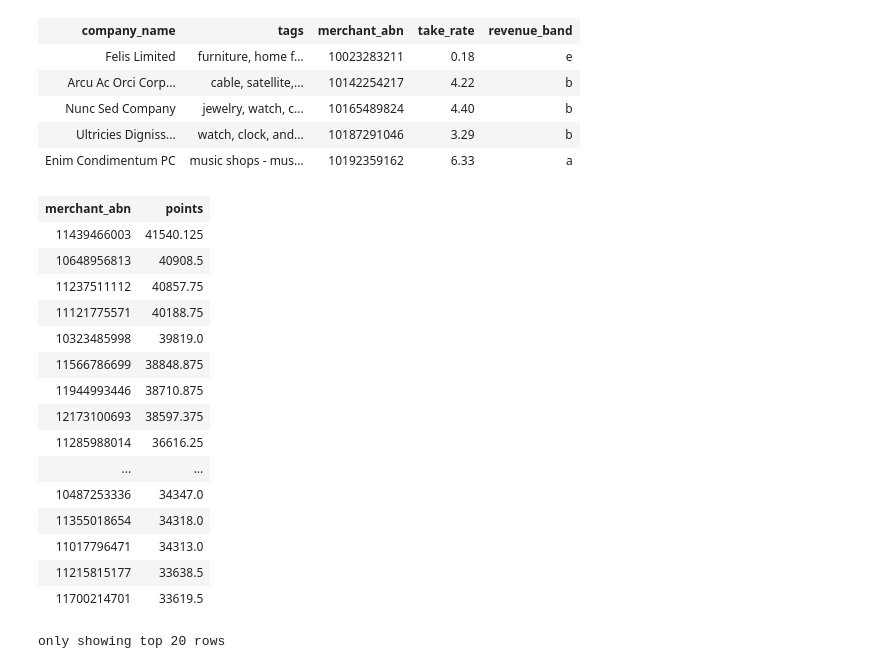
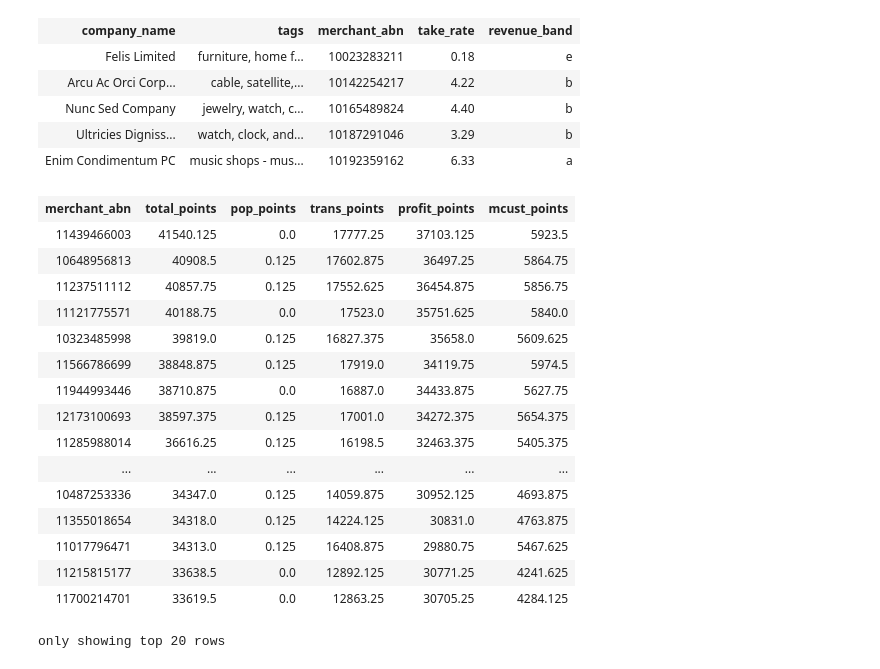
Before and after one commit to MAST30034-Applied-Data-Science/generic-buy-now-pay-later-project-group-35, a Jupyter notebook: notebooks/5-ranking_system.ipynb, the cells around one changed output. Saved outputs shown, nothing was run; the diff lists cells and outputs as text; code cells hidden in the pictures.

```diff
--- a/notebooks/5-ranking_system.ipynb
+++ b/notebooks/5-ranking_system.ipynb
@@ -198,0 +168,4 @@ merchants_pd
+# %%
+merch_points_pd["total_points"] = merch_points_pd["total_points"] + merch_pop_mod_df["points"]
+merch_points_pd['pop_points'] = merch_points_pd['pop_points'] + merch_pop_mod_df["points"]
+merch_points_pd
@@ -252,7 +239,7 @@ ordered_ft_pd
 # %% [markdown]
 Note for below that `groupby` preserves ordering within each group
 # %%
-merch_abns = list(merchants_pd["merchant_abn"])
+merch_abns = list(merch_points_pd["merchant_abn"])
 
 MONTHS = 12
 for i in range(1, MONTHS+1):
@@ -272,4 +259,5 @@ for i in range(1, MONTHS+1):
 
         new_points.append(points)
 
-    merchants_pd["points"] = merchants_pd["points"] + new_points
+    merch_points_pd["total_points"] = merch_points_pd["total_points"] + new_points
+    merch_points_pd["trans_points"] = merch_points_pd["trans_points"] + new_points
@@ -358,4 +346,5 @@ for i in range(1, MONTHS+1):
 
         new_points.append(points)
 
-    merchants_pd["points"] = merchants_pd["points"] + new_points
+    merch_points_pd["total_points"] = merch_points_pd["total_points"] + new_points
+    merch_points_pd["profit_points"] = merch_points_pd["total_points"] + new_points
@@ -443,4 +432,5 @@ for i in range(1, MONTHS+1):
 
         new_points.append(points)
 
-    merchants_pd["points"] = merchants_pd["points"] + new_points
+    merch_points_pd["total_points"] = merch_points_pd["total_points"] + new_points
+    merch_points_pd["mcust_points"] = merch_points_pd["mcust_points"] + new_points
@@ -477,23 +467,23 @@ merchants_sdf.limit(5)
 | Ultricies Digniss... | watch, clock, and... | 10187291046 | 3.29 | b |
 | Enim Condimentum PC | music shops - mus... | 10192359162 | 6.33 | a |
 # %%
-rankings = spark.createDataFrame(merchants_pd.iloc[1:101,]).sort(desc("points"))
-rankings
+top100_sdf = spark.createDataFrame(merch_points_pd.iloc[1:101,]).sort(desc("total_points"))
+top100_sdf
 # %% [output]
-| merchant_abn | points |
-| 11439466003 | 41540.125 |
-| 10648956813 | 40908.5 |
-| 11237511112 | 40857.75 |
-| 11121775571 | 40188.75 |
-| 10323485998 | 39819.0 |
-| 11566786699 | 38848.875 |
-| 11944993446 | 38710.875 |
-| 12173100693 | 38597.375 |
-| 11285988014 | 36616.25 |
-| ... | ... |
-| 10487253336 | 34347.0 |
-| 11355018654 | 34318.0 |
-| 11017796471 | 34313.0 |
-| 11215815177 | 33638.5 |
-| 11700214701 | 33619.5 |
+| merchant_abn | total_points | pop_points | trans_points | profit_points | mcust_points |
+| 11439466003 | 41540.125 | 0.0 | 17777.25 | 37103.125 | 5923.5 |
+| 10648956813 | 40908.5 | 0.125 | 17602.875 | 36497.25 | 5864.75 |
+| 11237511112 | 40857.75 | 0.125 | 17552.625 | 36454.875 | 5856.75 |
+| 11121775571 | 40188.75 | 0.0 | 17523.0 | 35751.625 | 5840.0 |
+| 10323485998 | 39819.0 | 0.125 | 16827.375 | 35658.0 | 5609.625 |
+| 11566786699 | 38848.875 | 0.125 | 17919.0 | 34119.75 | 5974.5 |
+| 11944993446 | 38710.875 | 0.0 | 16887.0 | 34433.875 | 5627.75 |
+| 12173100693 | 38597.375 | 0.125 | 17001.0 | 34272.375 | 5654.375 |
+| 11285988014 | 36616.25 | 0.125 | 16198.5 | 32463.375 | 5405.375 |
+| ... | ... | ... | ... | ... | ... |
+| 10487253336 | 34347.0 | 0.125 | 14059.875 | 30952.125 | 4693.875 |
+| 11355018654 | 34318.0 | 0.125 | 14224.125 | 30831.0 | 4763.875 |
+| 11017796471 | 34313.0 | 0.125 | 16408.875 | 29880.75 | 5467.625 |
+| 11215815177 | 33638.5 | 0.0 | 12892.125 | 30771.25 | 4241.625 |
+| 11700214701 | 33619.5 | 0.0 | 12863.25 | 30705.25 | 4284.125 |
 only showing top 20 rows
```
Also changed, not shown: parts of 29 cells of this notebook, 10 other files.
